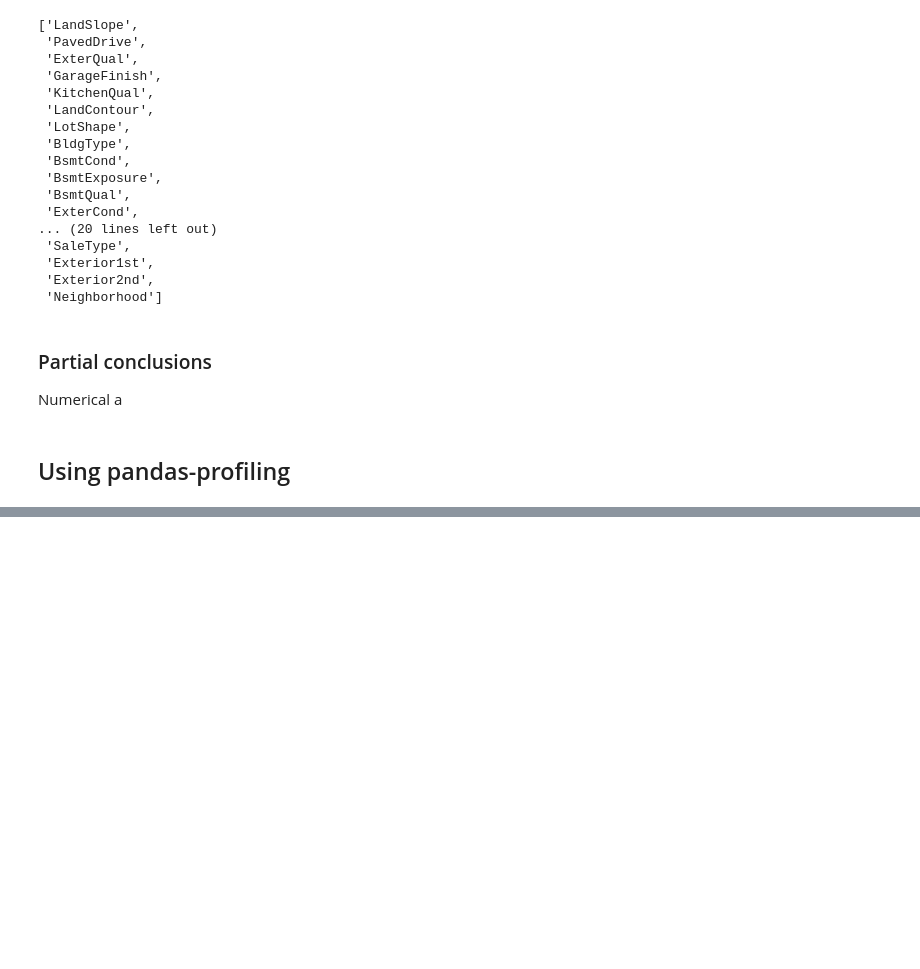
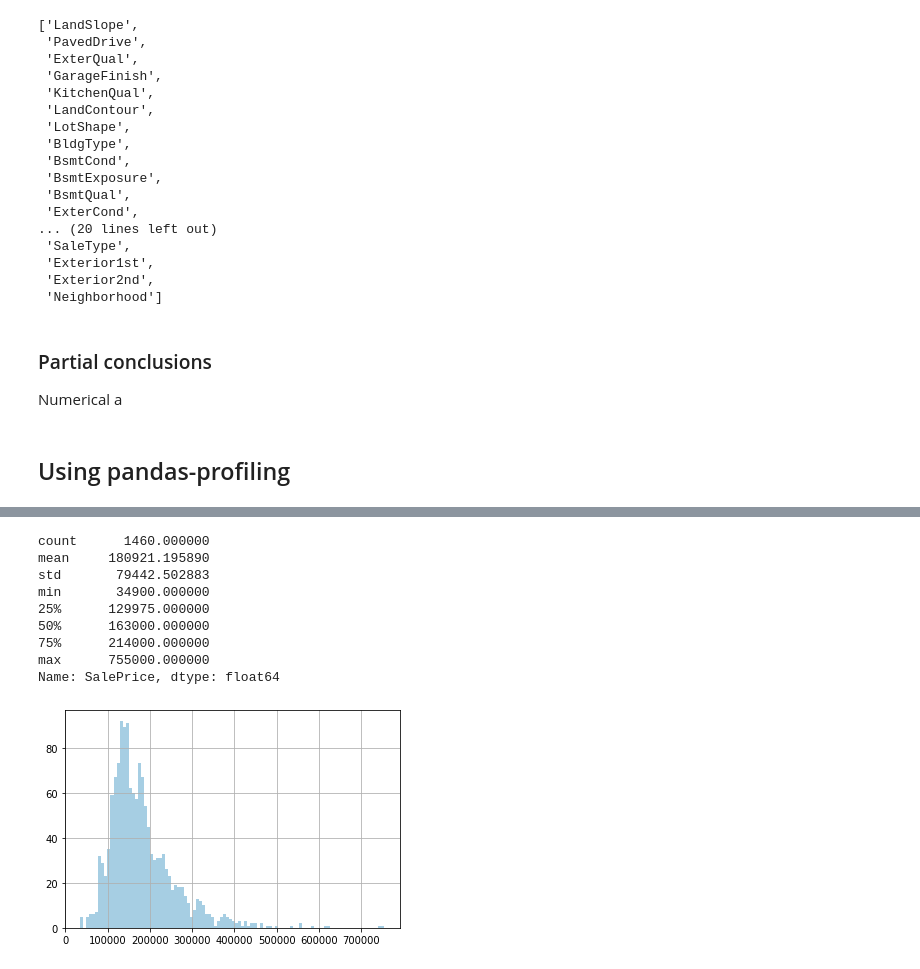
Before and after one commit to guyrux/house_prices_regression, a Jupyter notebook: notebooks/1_business_data_understanding_suto.ipynb, the cells around one changed output, grey strips where cells are left out. Saved outputs shown, nothing was run; the diff lists cells and outputs as text; code cells hidden in the pictures; blank space fills up the shorter version.

```diff
--- a/notebooks/1_business_data_understanding_suto.ipynb
+++ b/notebooks/1_business_data_understanding_suto.ipynb
@@ -502,0 +512,17 @@ Numerical a
+# %%
+df = pd.read_csv(RAW_FOLDER + 'train.csv', index_col=0)
+df_evaluation = df.copy()
+
+df_evaluation['SalePrice'].hist(bins=100);
+df_evaluation['SalePrice'].describe()
+# %% [output]
+count      1460.000000
+mean     180921.195890
+std       79442.502883
+min       34900.000000
+25%      129975.000000
+50%      163000.000000
+75%      214000.000000
+max      755000.000000
+Name: SalePrice, dtype: float64
+[figure, added]
```
Also changed, not shown: parts of 10 cells of this notebook, 8 other files.
